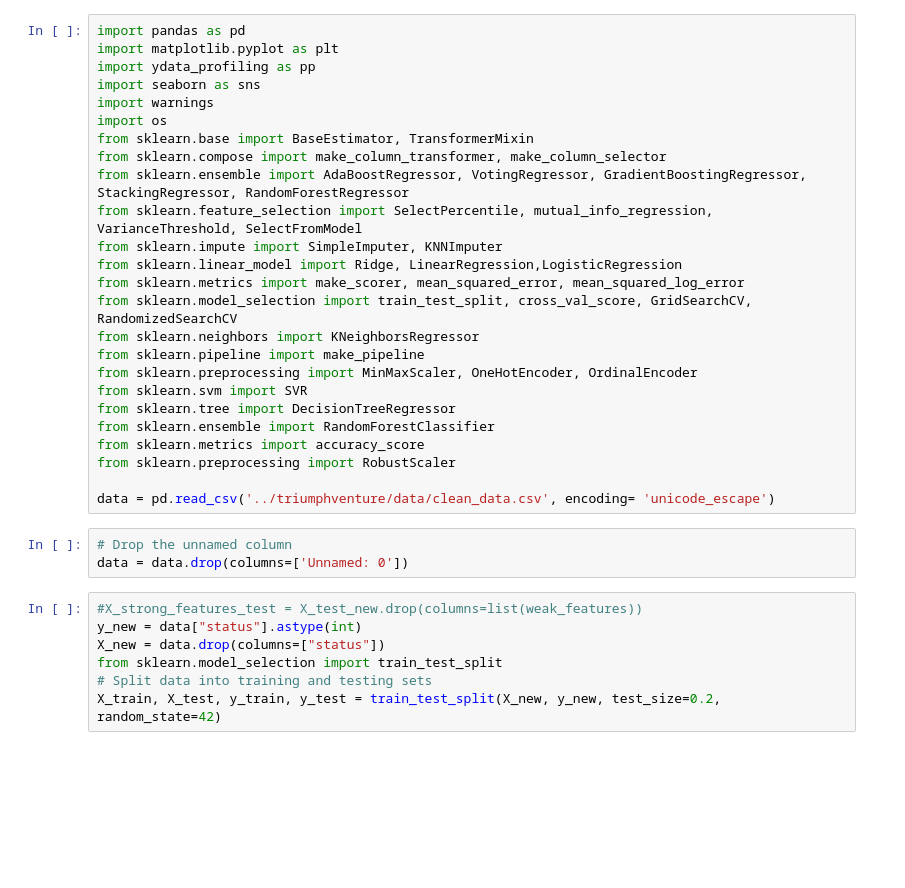
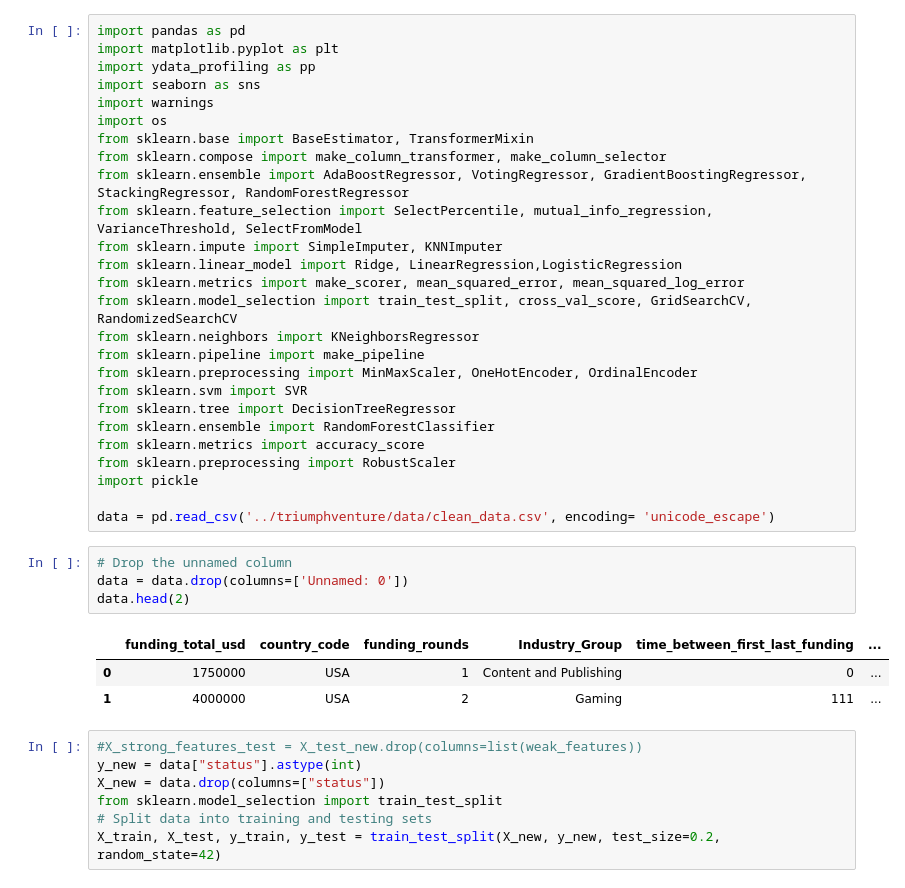
Before and after one commit to aamruth/triumph-venture, a Jupyter notebook: notebooks/Industry_Group_.ipynb, the cells around one changed output. Saved outputs shown, nothing was run; the diff lists cells and outputs as text; blank space fills up the shorter version.

```diff
--- a/notebooks/Industry_Group_.ipynb
+++ b/notebooks/Industry_Group_.ipynb
@@ -21,11 +21,17 @@ from sklearn.tree import DecisionTreeRegressor
 from sklearn.ensemble import RandomForestClassifier
 from sklearn.metrics import accuracy_score
 from sklearn.preprocessing import RobustScaler
+import pickle
 
 data = pd.read_csv('../triumphventure/data/clean_data.csv', encoding= 'unicode_escape')
 # %%
 # Drop the unnamed column
 data = data.drop(columns=['Unnamed: 0'])
+data.head(2)
+# %% [output]
+|  | funding_total_usd | country_code | funding_rounds | Industry_Group | time_between_first_last_funding | ... |
+| 0 | 1750000 | USA | 1 | Content and Publishing | 0 | ... |
+| 1 | 4000000 | USA | 2 | Gaming | 111 | ... |
 # %%
 #X_strong_features_test = X_test_new.drop(columns=list(weak_features))
 y_new = data["status"].astype(int)
```
Also changed, not shown: parts of 4 cells of this notebook, 6 other files.
